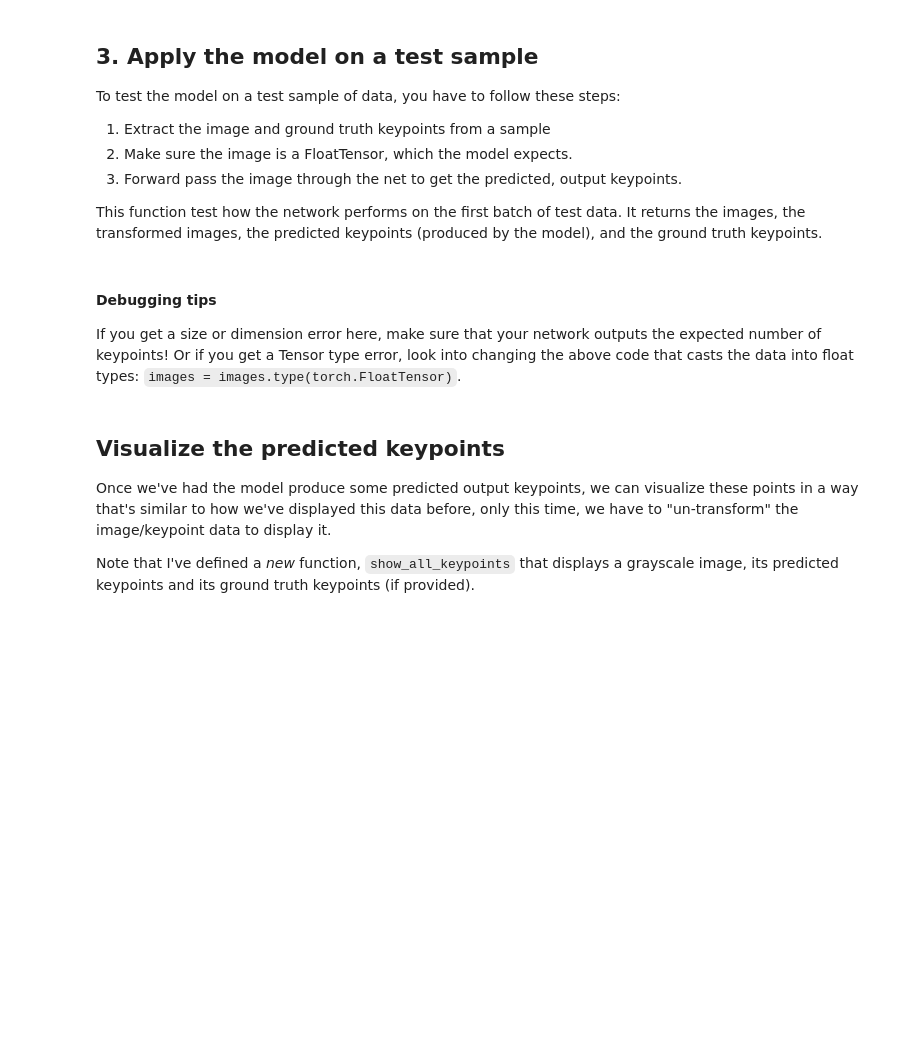
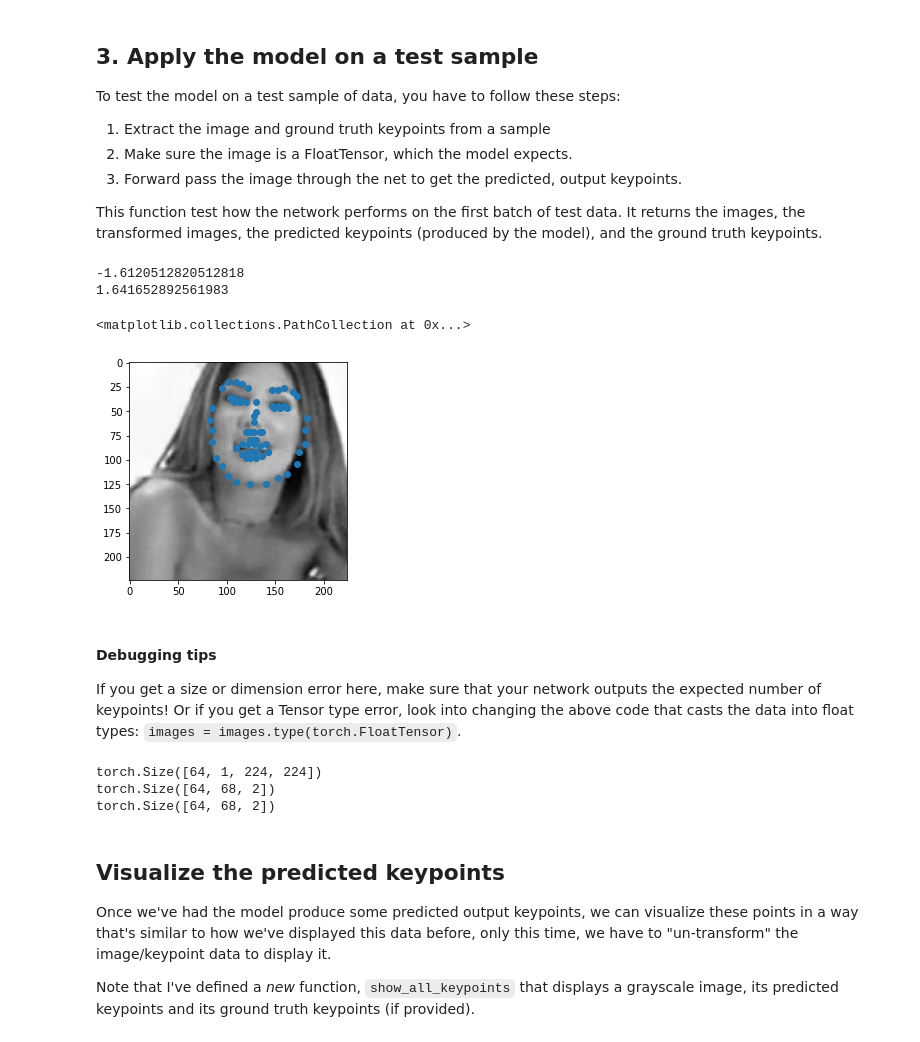
Before and after one commit to lkforward/facelook, a Jupyter notebook: 2_Define_the_Network_Architecture.ipynb, the cells around one changed output. Cells and saved outputs as stored; diff of their text form; code cells hidden in the pictures; blank space fills up the shorter version.

```diff
--- a/2_Define_the_Network_Architecture.ipynb
+++ b/2_Define_the_Network_Architecture.ipynb
@@ -316,19 +318,53 @@ def net_sample_output():
         # break after first image is tested
         if i == 0:
             return images, output_pts, key_pts
+# %%
+#type(train_loader[0])
+for i, sample in enumerate(train_loader):
+    images = sample['image']
+    key_pnts = sample['keypoints']
+
+    if i == 0:
+        break
+# %%
+train_keypts = key_pnts.data.numpy()
+ind = 0
+
+# Display the range of key points x/y:
+print(train_keypts[ind].min())
+print(train_keypts[ind].max())
+# Here is an untransform:
+kpts2show = train_keypts[ind] * 50. + 100.
+
+image = images[ind].data   # get the image from it's wrapper
+image = image.numpy()   # convert to numpy array from a Tensor
+image = np.transpose(image, (1, 2, 0))
+image = np.squeeze(image)
+
+plt.imshow(image, cmap='gray')
+plt.scatter(kpts2show[:, 0], kpts2show[:, 1])
+# %% [output]
+-1.6120512820512818
+1.641652892561983
+<matplotlib.collections.PathCollection at 0x...>
+[figure, added]
 # %% [markdown]
 #### Debugging tips
 
 If you get a size or dimension error here, make sure that your network outputs the expected number of keypoints! Or if you get a Tensor type error, look into changing the above code that casts the data into float types: `images = images.type(torch.FloatTensor)`.
 # %%
-# # call the above function
-# # returns: test images, test predicted keypoints, test ground truth keypoints
-# test_images, test_outputs, gt_pts = net_sample_output()
+# call the above function
+# returns: test images, test predicted keypoints, test ground truth keypoints
+test_images, test_outputs, gt_pts = net_sample_output()
 
-# # print out the dimensions of the data to see if they make sense
-# print(test_images.data.size())
-# print(test_outputs.data.size())
-# print(gt_pts.size())
+# print out the dimensions of the data to see if they make sense
+print(test_images.data.size())
+print(test_outputs.data.size())
+print(gt_pts.size())
+# %% [output]
+torch.Size([64, 1, 224, 224])
+torch.Size([64, 68, 2])
+torch.Size([64, 68, 2])
 # %% [markdown]
 ## Visualize the predicted keypoints
 
```
Also changed, not shown: parts of 8 cells of this notebook.
